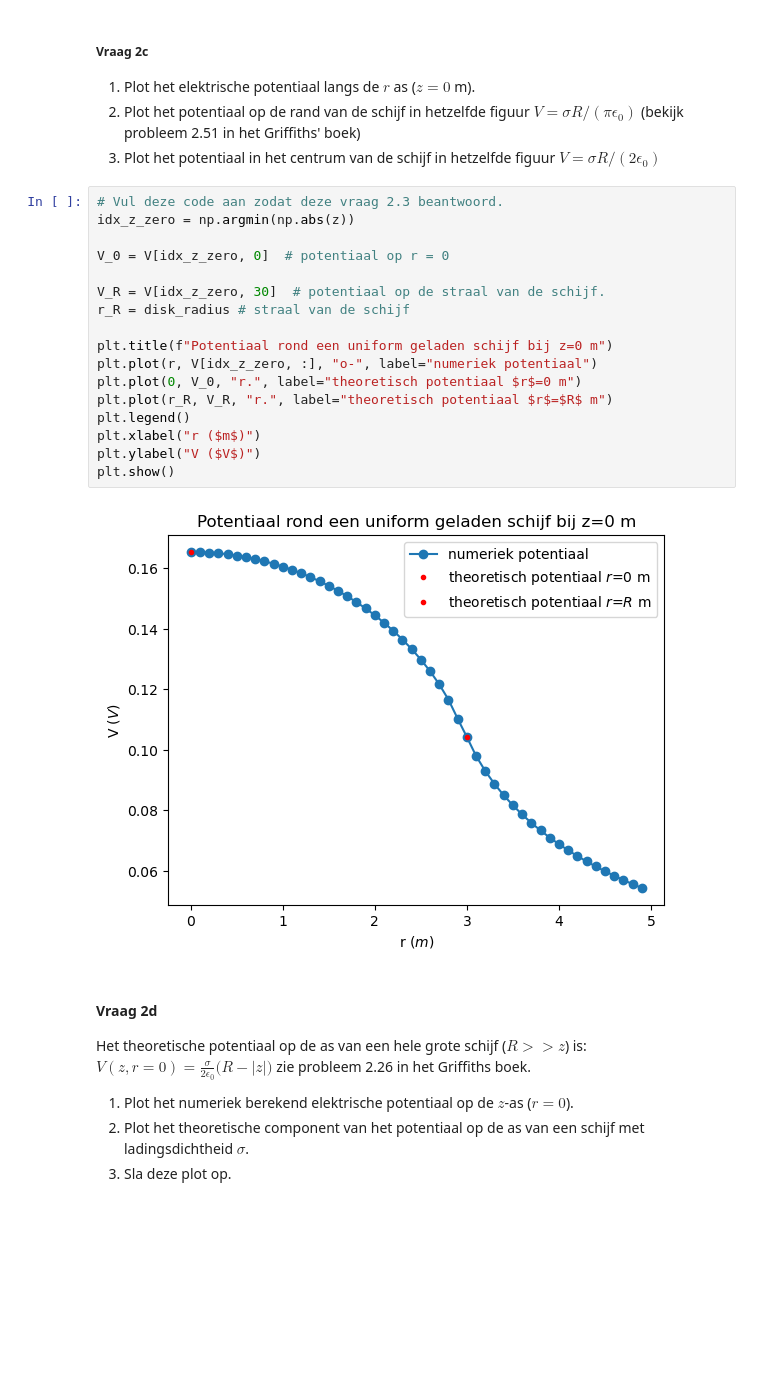
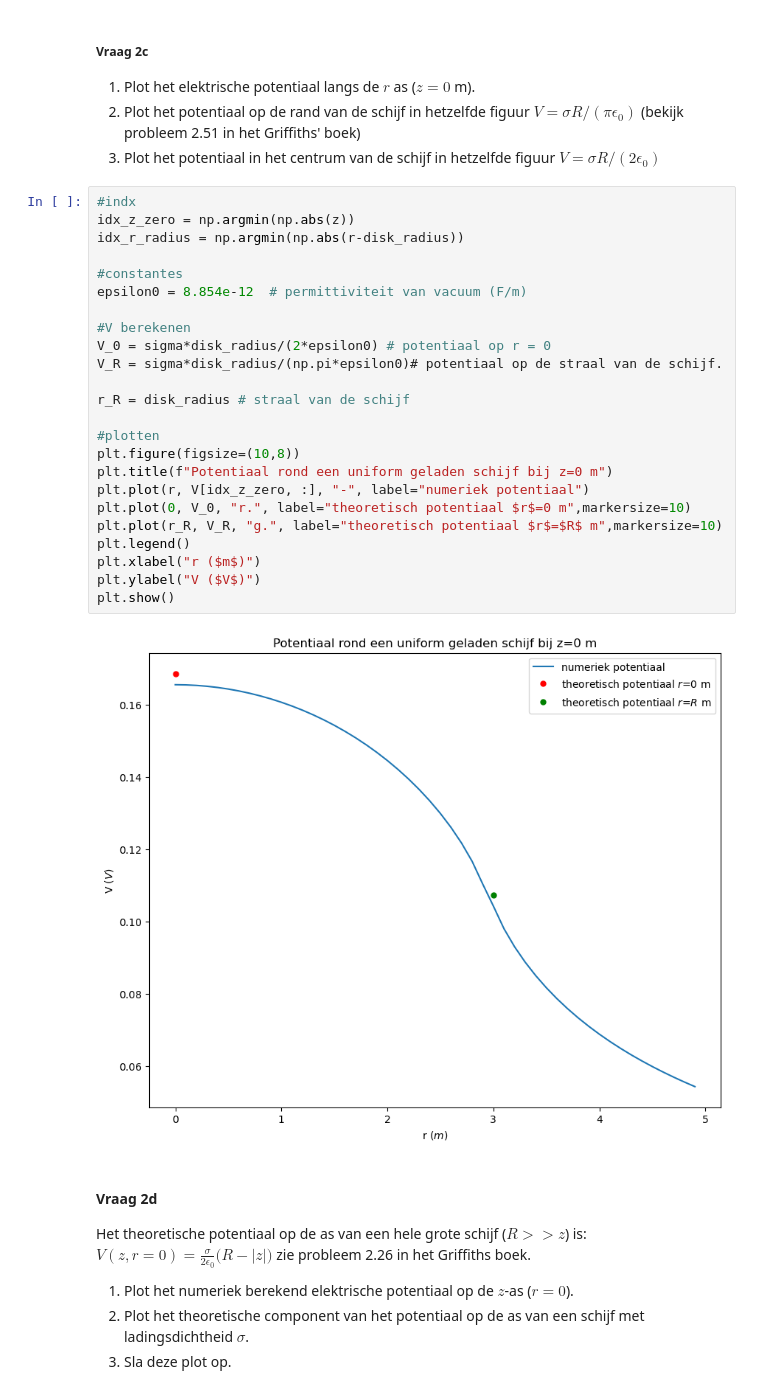
Before and after one commit to AragonMvD/opdrachten-DEF-Day, a Jupyter notebook: DigitaleOntwerpopdrachten/1CondensatorOpdracht/CondensatorOntwerpopdracht.ipynb, the cells around one changed output. Cells and saved outputs as stored; diff of their text form; blank space fills up the shorter version.

```diff
--- a/DigitaleOntwerpopdrachten/1CondensatorOpdracht/CondensatorOntwerpopdracht.ipynb
+++ b/DigitaleOntwerpopdrachten/1CondensatorOpdracht/CondensatorOntwerpopdracht.ipynb
@@ -233,24 +233,31 @@ De ladingsdichtheid van de schijf is: 9.949e-13 C/m^2
 (bekijk probleem 2.51 in het Griffiths' boek)
 3. Plot het potentiaal in het centrum van de schijf in hetzelfde figuur $V = \sigma R/(2 \epsilon_0)$
 # %%
-# Vul deze code aan zodat deze vraag 2.3 beantwoord.
+#indx
 idx_z_zero = np.argmin(np.abs(z))
+idx_r_radius = np.argmin(np.abs(r-disk_radius))
 
-V_0 = V[idx_z_zero, 0]  # potentiaal op r = 0
+#constantes
+epsilon0 = 8.854e-12  # permittiviteit van vacuum (F/m)
 
-V_R = V[idx_z_zero, 30]  # potentiaal op de straal van de schijf.
+#V berekenen
+V_0 = sigma*disk_radius/(2*epsilon0) # potentiaal op r = 0
+V_R = sigma*disk_radius/(np.pi*epsilon0)# potentiaal op de straal van de schijf.
+
 r_R = disk_radius # straal van de schijf
 
+#plotten
+plt.figure(figsize=(10,8))
 plt.title(f"Potentiaal rond een uniform geladen schijf bij z=0 m")
-plt.plot(r, V[idx_z_zero, :], "o-", label="numeriek potentiaal")
-plt.plot(0, V_0, "r.", label="theoretisch potentiaal $r$=0 m")
-plt.plot(r_R, V_R, "r.", label="theoretisch potentiaal $r$=$R$ m")
+plt.plot(r, V[idx_z_zero, :], "-", label="numeriek potentiaal")
+plt.plot(0, V_0, "r.", label="theoretisch potentiaal $r$=0 m",markersize=10)
+plt.plot(r_R, V_R, "g.", label="theoretisch potentiaal $r$=$R$ m",markersize=10)
 plt.legend()
 plt.xlabel("r ($m$)")
 plt.ylabel("V ($V$)")
 plt.show()
 # %% [output]
-[figure, old version]
+[figure, new version]
 # %% [markdown]
 #### Vraag 2d
 
```
Also changed, not shown: parts of 1 cell of this notebook.
